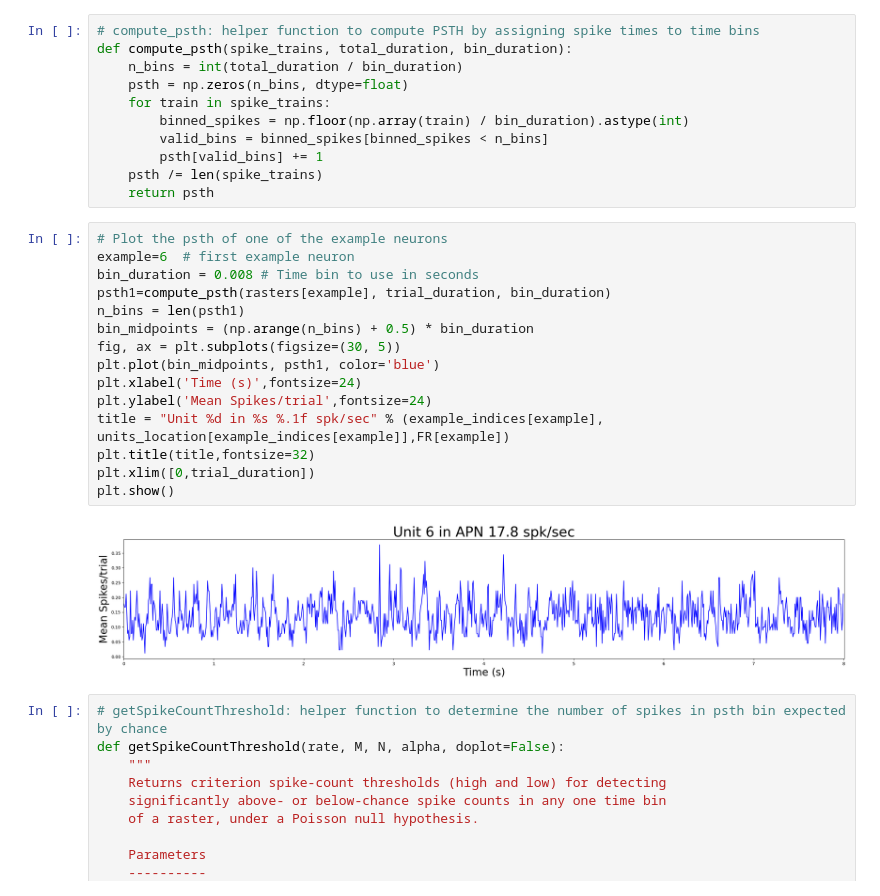
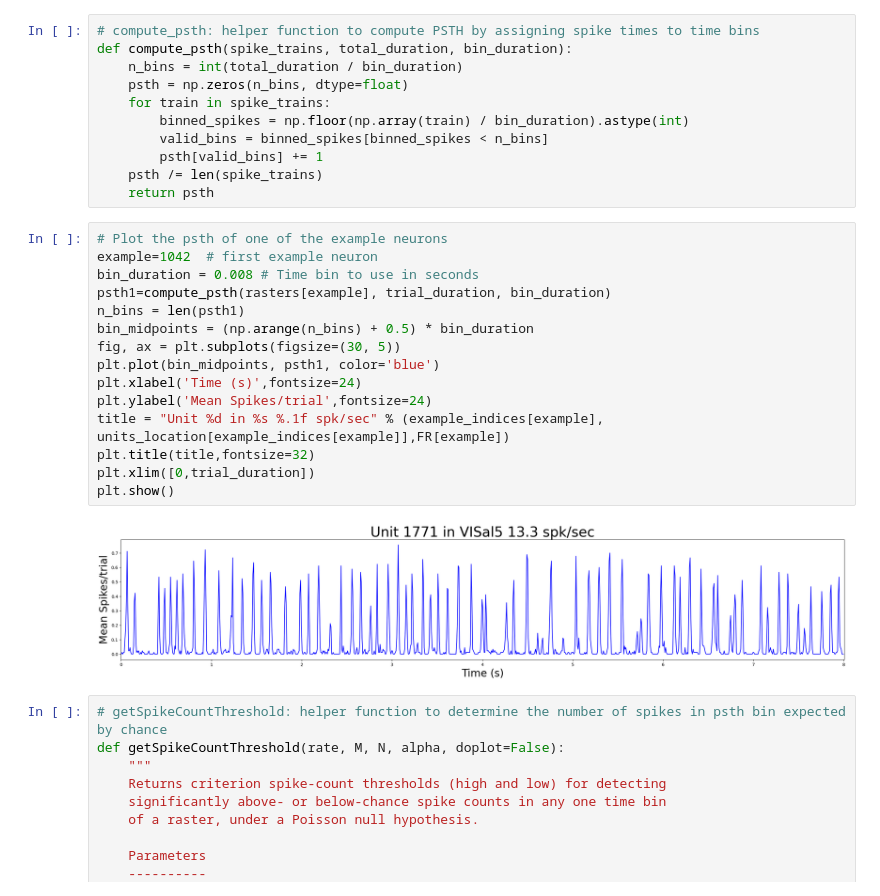
Before and after one commit to bquiala/Neural-Signals-Systems, a Jupyter notebook: Project_Setup.ipynb, the cells around one changed output. Cells and saved outputs as stored; diff of their text form.

```diff
--- a/Project_Setup.ipynb
+++ b/Project_Setup.ipynb
@@ -570,21 +570,21 @@ def compute_psth(spike_trains, total_duration, bin_duration):
     return psth
 # %%
 # Plot the psth of one of the example neurons
-example=6  # first example neuron
+example=1042  # first example neuron
 bin_duration = 0.008 # Time bin to use in seconds
 psth1=compute_psth(rasters[example], trial_duration, bin_duration)
 n_bins = len(psth1)
 bin_midpoints = (np.arange(n_bins) + 0.5) * bin_duration
 fig, ax = plt.subplots(figsize=(30, 5))
 plt.plot(bin_midpoints, psth1, color='blue')
 plt.xlabel('Time (s)',fontsize=24)
 plt.ylabel('Mean Spikes/trial',fontsize=24)
 title = "Unit %d in %s %.1f spk/sec" % (example_indices[example], units_location[example_indices[example]],FR[example])
 plt.title(title,fontsize=32)
 plt.xlim([0,trial_duration])
 plt.show()
 # %% [output]
-[figure, old version]
+[figure, new version]
 # %%
 # getSpikeCountThreshold: helper function to determine the number of spikes in psth bin expected by chance
 def getSpikeCountThreshold(rate, M, N, alpha, doplot=False):
```
Also changed, not shown: parts of 26 cells of this notebook.
